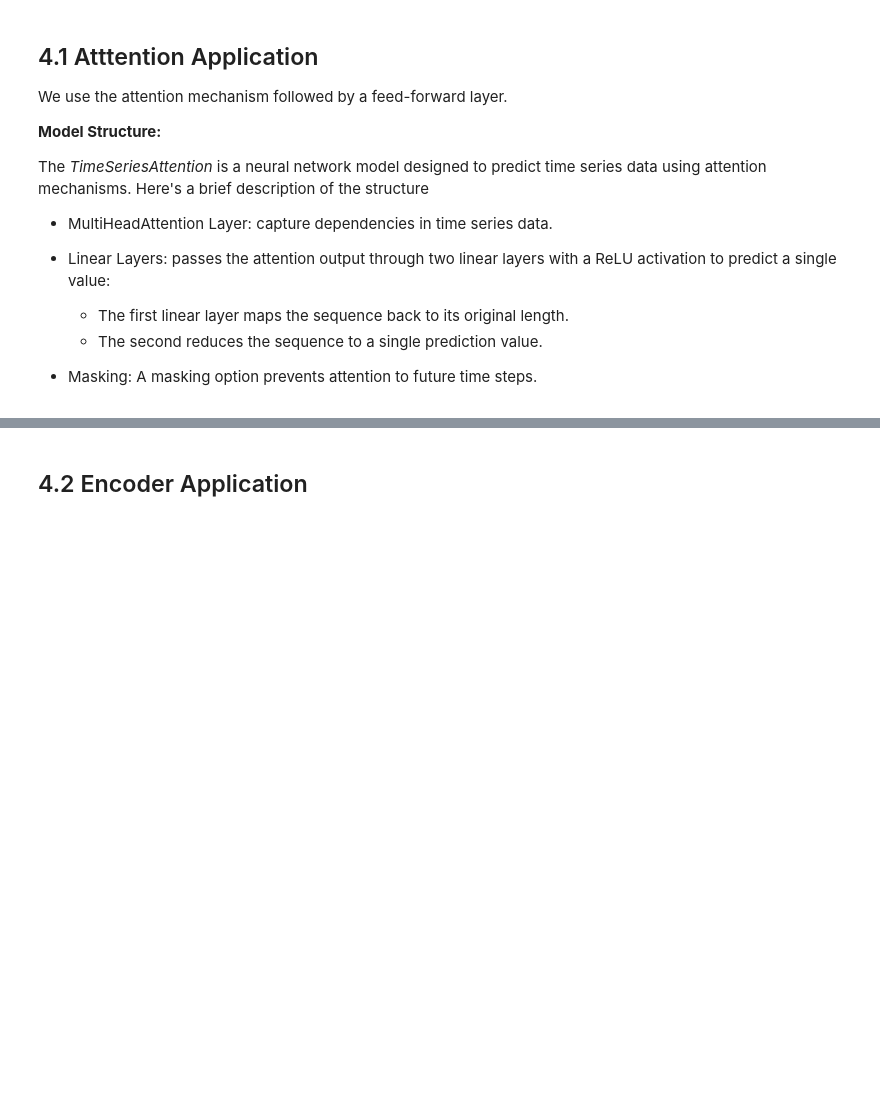
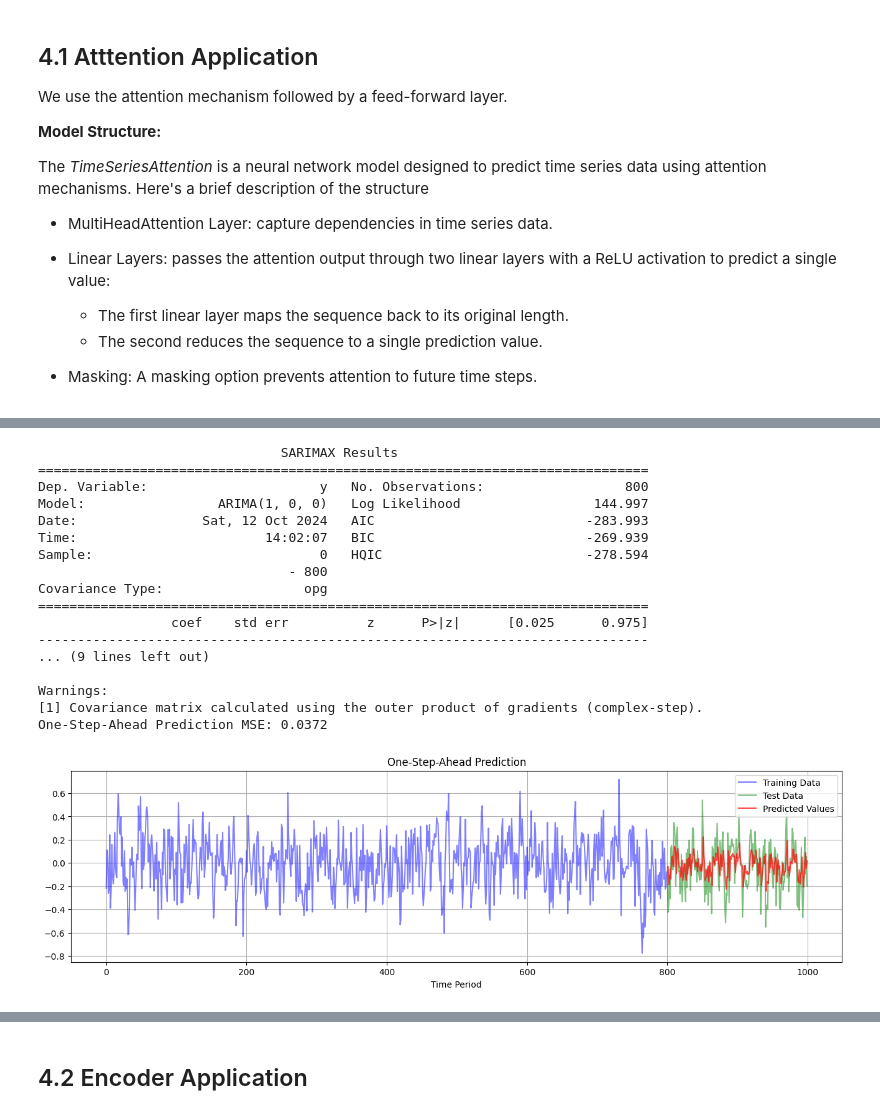
Before and after one commit to junyu-chen-academic/Transformer, a Jupyter notebook: transformer.ipynb, the cells around one changed output, grey strips where cells are left out. Cells and saved outputs as stored; diff of their text form; code cells hidden in the pictures; blank space fills up the shorter version.

```diff
--- a/transformer.ipynb
+++ b/transformer.ipynb
@@ -852,0 +1043,53 @@ where:
+# %%
+######################################
+### Estimation with AR(1)
+######################################
+# split data into training (80%) and testing (20%)
+split_index = int(0.8 * n)
+train_data = y_ar1[:split_index]
+test_data = y_ar1[split_index:]
+
+# fit AR(1) model using statsmodels
+ar_model = sm.tsa.ARIMA(train_data, order=(1, 0, 0))  # AR(1) is ARIMA with order (1,0,0)
+ar_model_fit = ar_model.fit()
+print(ar_model_fit.summary())
+# get the estimated parameter
+phi_estimated = ar_model_fit.params[1]  # AR coefficient
+intercept_estimated = ar_model_fit.params[0]
+
+# one-step-ahead prediction
+predictions = []
+last_observed_value = train_data[-1]  # Last value from training data
+
+for t in range(len(test_data)):
+  next_prediction = intercept_estimated + phi_estimated * last_observed_value
+  predictions.append(next_prediction)
+  last_observed_value = test_data[t]
+
+# use the fitted AR(1) model to predict one-step ahead
+#predictions = ar_model_fit.predict(start=split_index, end=n-1, dynamic=True)
+# evaluate model performance using MSE
+mse = np.mean((test_data - predictions) ** 2)
+print(f"One-Step-Ahead Prediction MSE: {mse:.4f}")
+
+# call the plotting function
+plot_predictions(predictions, y_ar1, split_ratio, 'ar1_predictions.png')
+# %% [output]
+                               SARIMAX Results
+==============================================================================
+Dep. Variable:                      y   No. Observations:                  800
+Model:                 ARIMA(1, 0, 0)   Log Likelihood                 144.997
+Date:                Sat, 12 Oct 2024   AIC                           -283.993
+Time:                        14:02:07   BIC                           -269.939
+Sample:                             0   HQIC                          -278.594
+                                - 800
+Covariance Type:                  opg
+==============================================================================
+                 coef    std err          z      P>|z|      [0.025      0.975]
+------------------------------------------------------------------------------
+... (9 lines left out)
+
+Warnings:
+[1] Covariance matrix calculated using the outer product of gradients (complex-step).
+One-Step-Ahead Prediction MSE: 0.0372
+[figure, added]
```
Also changed, not shown: parts of 17 cells of this notebook.
